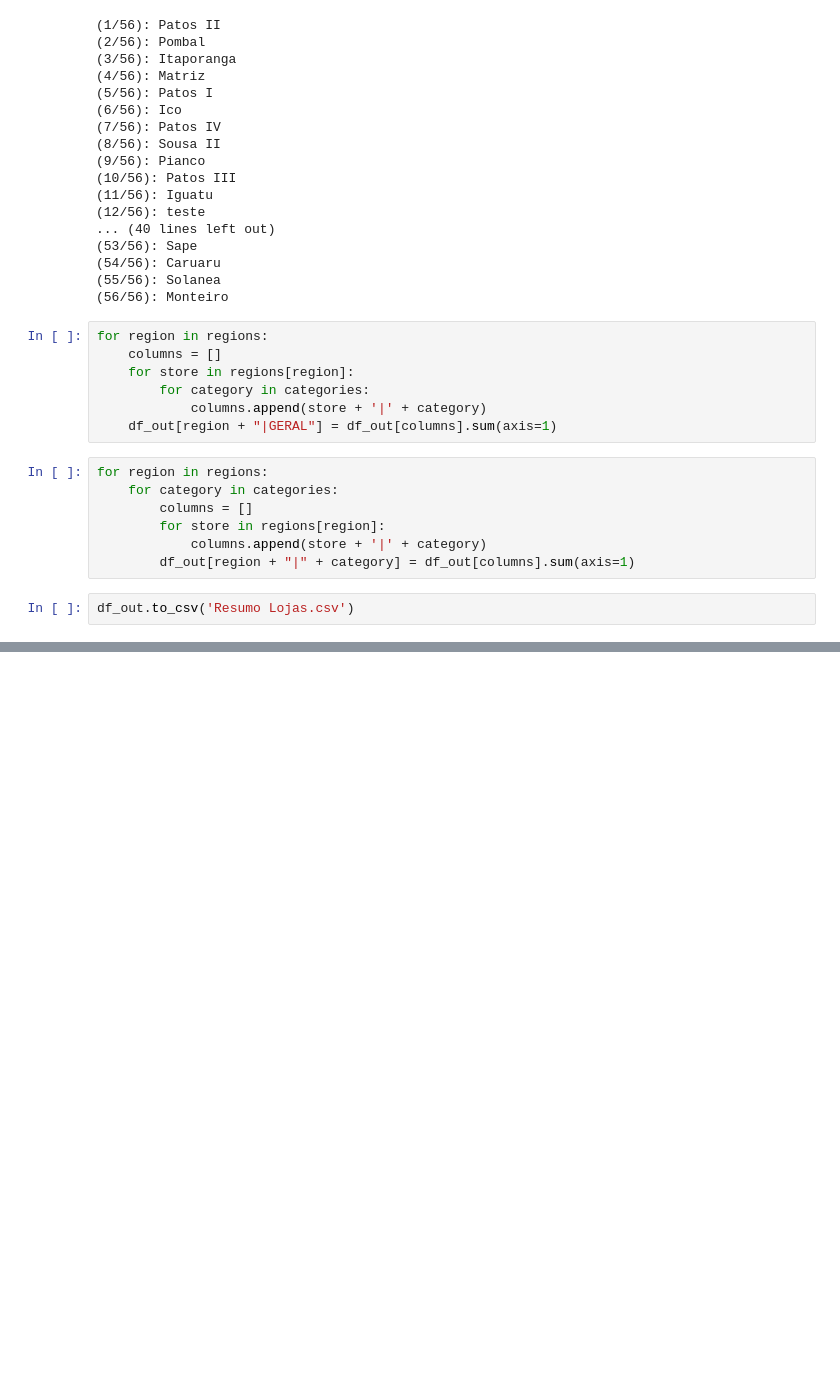
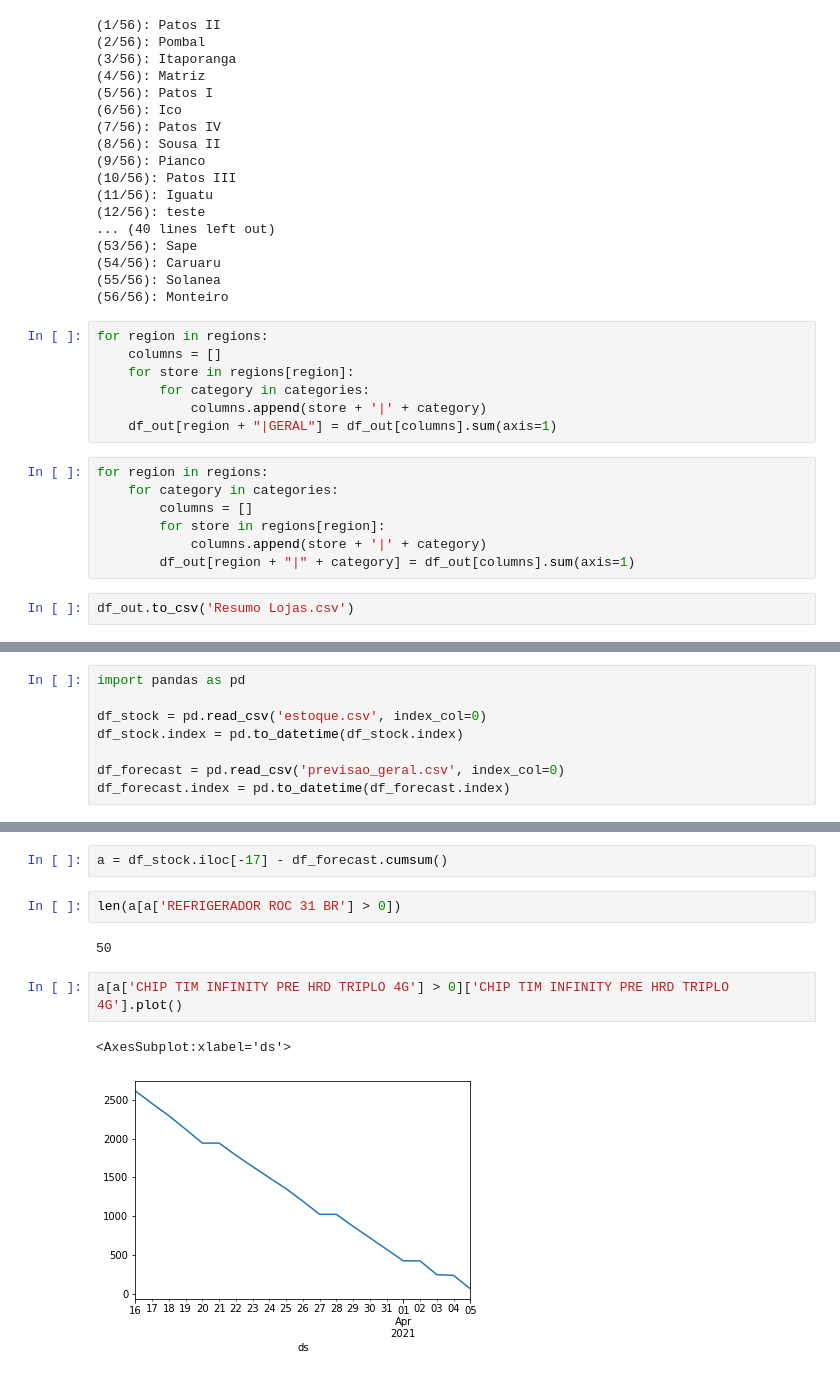
Before and after one commit to LuyzaDomingos/PrevisaoVendasFinalVersion, a Jupyter notebook: previsao/ProcessamentoDadosVendas.ipynb, the cells around one changed output, grey strips where cells are left out. Drawn from its saved outputs; the diff is of its cells as text; blank space fills up the shorter version.

```diff
--- a/previsao/ProcessamentoDadosVendas.ipynb
+++ b/previsao/ProcessamentoDadosVendas.ipynb
@@ -369,0 +612,8 @@ df_out.to_csv('Resumo Lojas.csv')
+# %%
+import pandas as pd
+
+df_stock = pd.read_csv('estoque.csv', index_col=0)
+df_stock.index = pd.to_datetime(df_stock.index)
+
+df_forecast = pd.read_csv('previsao_geral.csv', index_col=0)
+df_forecast.index = pd.to_datetime(df_forecast.index)
@@ -369,0 +640,11 @@ df_out.to_csv('Resumo Lojas.csv')
+# %%
+a = df_stock.iloc[-17] - df_forecast.cumsum()
+# %%
+len(a[a['REFRIGERADOR ROC 31 BR'] > 0])
+# %% [output]
+50
+# %%
+a[a['CHIP TIM INFINITY PRE HRD TRIPLO 4G'] > 0]['CHIP TIM INFINITY PRE HRD TRIPLO 4G'].plot()
+# %% [output]
+<AxesSubplot:xlabel='ds'>
+[figure, added]
```
Also changed, not shown: parts of 28 cells of this notebook, 1 other file.
